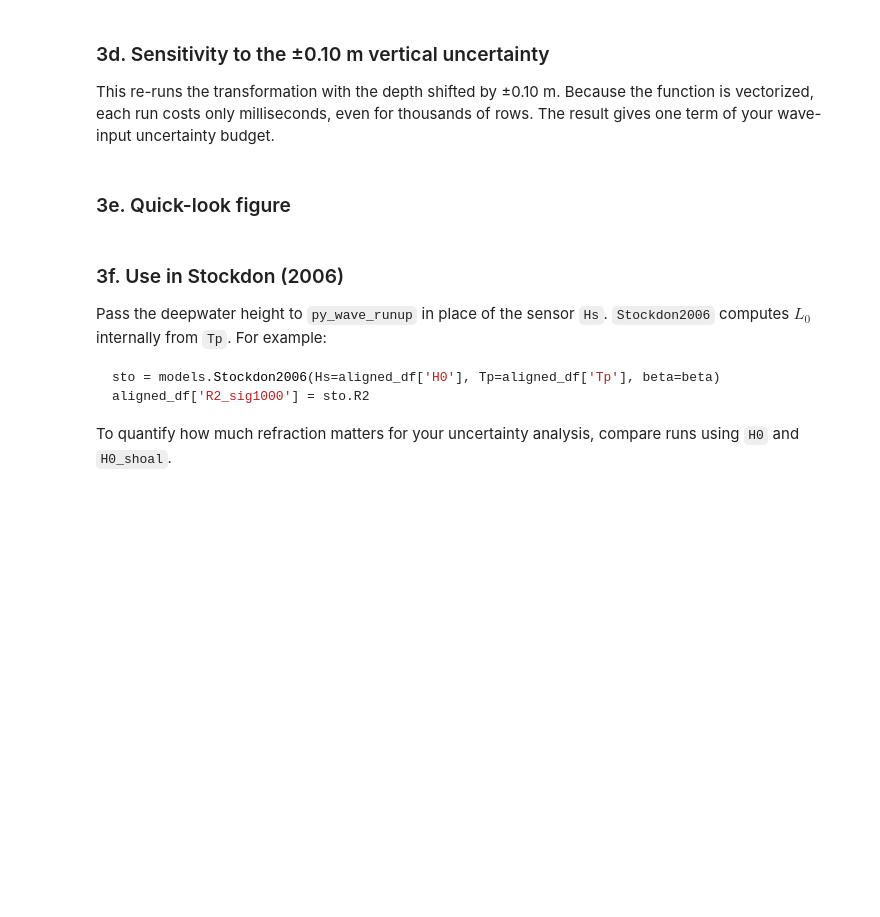
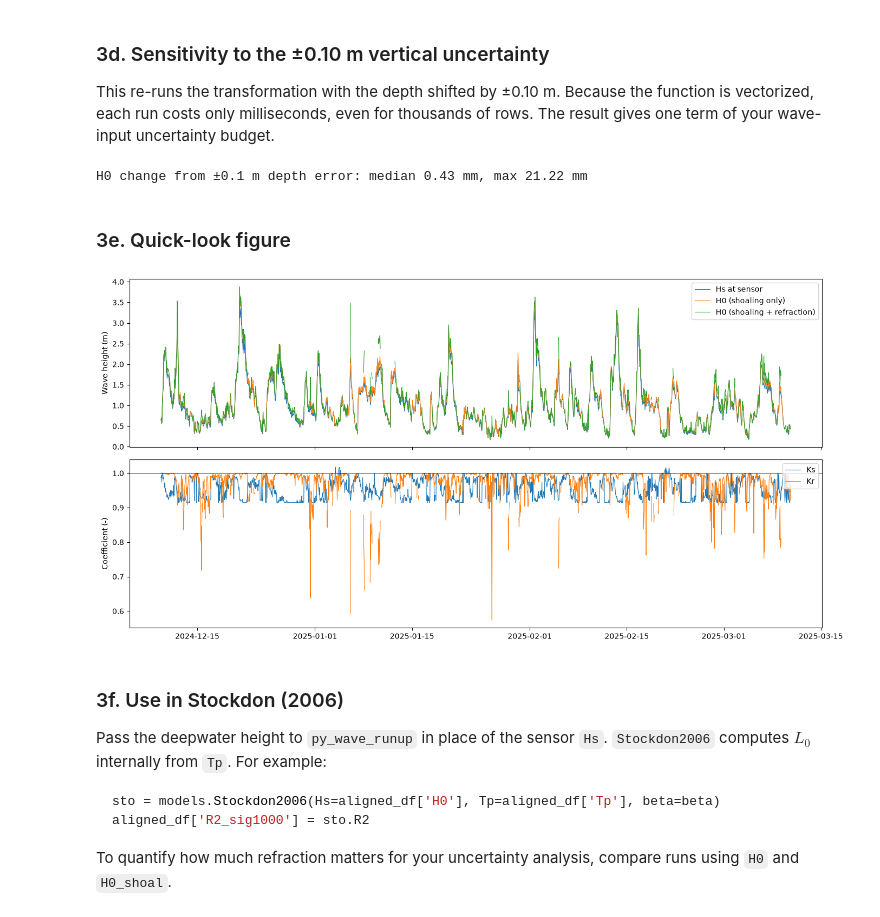
Before and after one commit to cvolpano/PUVprocessing_usgs, a Jupyter notebook: Scripts/TWL_SS_Stockdon2006_runup.ipynb, the cells around one changed output. Saved outputs shown, nothing was run; the diff lists cells and outputs as text; code cells hidden in the pictures; blank space fills up the shorter version.

```diff
--- a/Scripts/TWL_SS_Stockdon2006_runup.ipynb
+++ b/Scripts/TWL_SS_Stockdon2006_runup.ipynb
@@ -247,27 +284,30 @@ arithmetically. This is harmless while the Sig1000 file is already hourly
 as a vector instead (mean of sin and cos, then `arctan2`).
 # %%
 # Fill values (>= 99) were set to NaN in load_puv_csv; also drop non-physical depths
-depth = puv['water_depth'].where(puv['water_depth'] > 0)
+depth = df_puv['water_depth'].where(df_puv['water_depth'] > 0)
 
-deep = deshoal_linear(puv['Hs'], puv['Tp'], depth, puv['wvdir'])
-deep.index = puv.index                                  # restore timestamps (UTC)
+deep = deshoal_linear(df_puv['Hs'], df_puv['Tp'], depth, df_puv['wvdir'])
+deep.index = df_puv.index                             # restore timestamps (UTC)
+deep[['Hs','Tp']] = df_puv[['Hs','Tp']]
+puv_cols = ['Hs', 'Tp', 'H0_shoal', 'H0', 'L0', 'Ks', 'Kr', 'theta0_deg', 'kh']
+for col in puv_cols:
+    df_puv[col] = deep[col]
 
-for col in ['H0_shoal', 'H0', 'L0', 'Ks', 'Kr', 'theta0_deg', 'kh']:
-    puv[col] = deep[col]
+puv_ml = pd.concat({("puv", "-"): df_puv[puv_cols]}, axis=1,
+                   names=["transect", "camera", "variable"])
 
-# Add to the aligned frame by exact timestamp match (both are hourly UTC)
-aligned_df = aligned_df.drop(columns=['H0_shoal', 'H0', 'L0', 'Ks', 'Kr',
-                                      'theta0_deg', 'kh'], errors='ignore')
-aligned_df = aligned_df.join(puv[['H0_shoal', 'H0', 'L0', 'Ks', 'Kr',
-                                  'theta0_deg', 'kh']])
+# Replace (not append) the PUV block so this cell is safe to re-run
+aligned_df = (aligned_df
+              .drop(columns="puv", level="transect", errors="ignore")
+              .join(puv_ml))
 
-n_tot = puv['Hs'].notna().sum()
-n_ref = puv['H0'].notna().sum()
-print(f'kh range: {puv.kh.min():.2f} - {puv.kh.max():.2f} '
+n_tot = df_puv['Hs'].notna().sum()
+n_ref = df_puv['H0'].notna().sum()
+print(f'kh range: {df_puv.kh.min():.2f} - {df_puv.kh.max():.2f} '
       f'(deep water if kh > pi)')
-print(f'Ks range: {puv.Ks.min():.3f} - {puv.Ks.max():.3f}')
-print(f'Kr range: {puv.Kr.min():.3f} - {puv.Kr.max():.3f}')
+print(f'Ks range: {df_puv.Ks.min():.3f} - {df_puv.Ks.max():.3f}')
+print(f'Kr range: {df_puv.Kr.min():.3f} - {df_puv.Kr.max():.3f}')
 print(f'Records with valid refraction: {n_ref}/{n_tot} '
       f'({n_tot - n_ref} offshore-directed, no deepwater solution, '
       f'or theta0 > {MAX_THETA0_DEG} deg -> NaN)')
-print(puv[['Hs', 'H0_shoal', 'H0']].describe().round(3))
+print(df_puv[['Hs', 'H0_shoal', 'H0']].describe().round(3))
@@ -278,32 +332,36 @@ This re-runs the transformation with the depth shifted by ±0.10 m. Because the
 function is vectorized, each run costs only milliseconds, even for thousands of
 rows. The result gives one term of your wave-input uncertainty budget.
 # %%
-H0_lo = deshoal_linear(puv['Hs'], puv['Tp'], depth - DEPTH_UNC_M, puv['wvdir'])['H0']
-H0_hi = deshoal_linear(puv['Hs'], puv['Tp'], depth + DEPTH_UNC_M, puv['wvdir'])['H0']
+H0_lo = deshoal_linear(df_puv['Hs'], df_puv['Tp'], depth - DEPTH_UNC_M, df_puv['wvdir'])['H0']
+H0_hi = deshoal_linear(df_puv['Hs'], df_puv['Tp'], depth + DEPTH_UNC_M, df_puv['wvdir'])['H0']
 dH0 = np.abs(H0_hi.values - H0_lo.values) / 2
 
 print(f'H0 change from ±{DEPTH_UNC_M} m depth error: '
       f'median {np.nanmedian(dH0) * 1000:.2f} mm, '
       f'max {np.nanmax(dH0) * 1000:.2f} mm')
+# %% [output]
+H0 change from ±0.1 m depth error: median 0.43 mm, max 21.22 mm
 # %% [markdown]
 ### 3e. Quick-look figure
 # %%
 fig, (ax1, ax2) = plt.subplots(2, 1, figsize=(14, 7), sharex=True)
 
-ax1.plot(puv.index, puv['Hs'], lw=0.8, label='Hs at sensor')
-ax1.plot(puv.index, puv['H0_shoal'], lw=0.8, label='H0 (shoaling only)')
-ax1.plot(puv.index, puv['H0'], lw=0.8, label='H0 (shoaling + refraction)')
+ax1.plot(df_puv.index, df_puv['Hs'], lw=0.8, label='Hs at sensor')
+ax1.plot(df_puv.index, df_puv['H0_shoal'], lw=0.8, label='H0 (shoaling only)')
+ax1.plot(df_puv.index, df_puv['H0'], lw=0.8, label='H0 (shoaling + refraction)')
 ax1.set_ylabel('Wave height (m)')
 ax1.legend(loc='upper right')
 
-ax2.plot(puv.index, puv['Ks'], lw=0.8, label='Ks')
-ax2.plot(puv.index, puv['Kr'], lw=0.8, label='Kr')
+ax2.plot(df_puv.index, df_puv['Ks'], lw=0.8, label='Ks')
+ax2.plot(df_puv.index, df_puv['Kr'], lw=0.8, label='Kr')
 ax2.axhline(1, color='k', lw=0.5)
 ax2.set_ylabel('Coefficient (-)')
 ax2.legend(loc='upper right')
 
 fig.tight_layout()
 plt.show()
+# %% [output]
+[figure, added]
 # %% [markdown]
 ### 3f. Use in Stockdon (2006)
 
```
Also changed, not shown: parts of 7 cells of this notebook, 59 other files.
